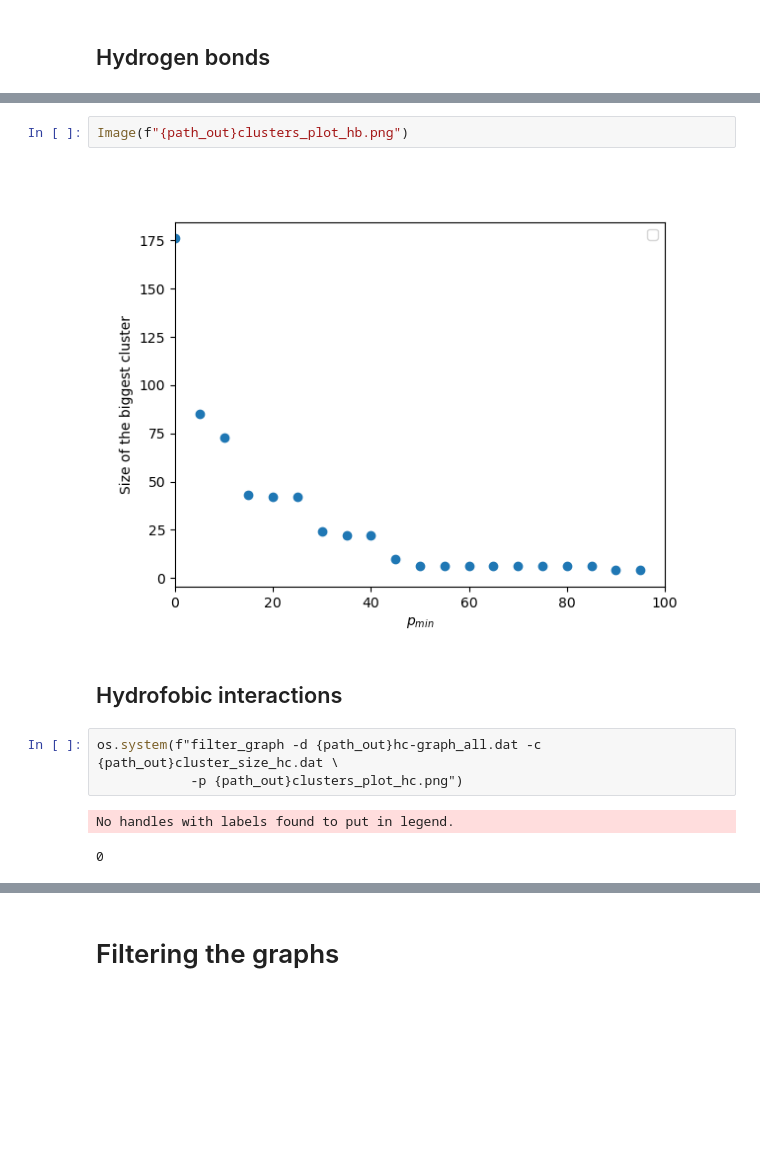
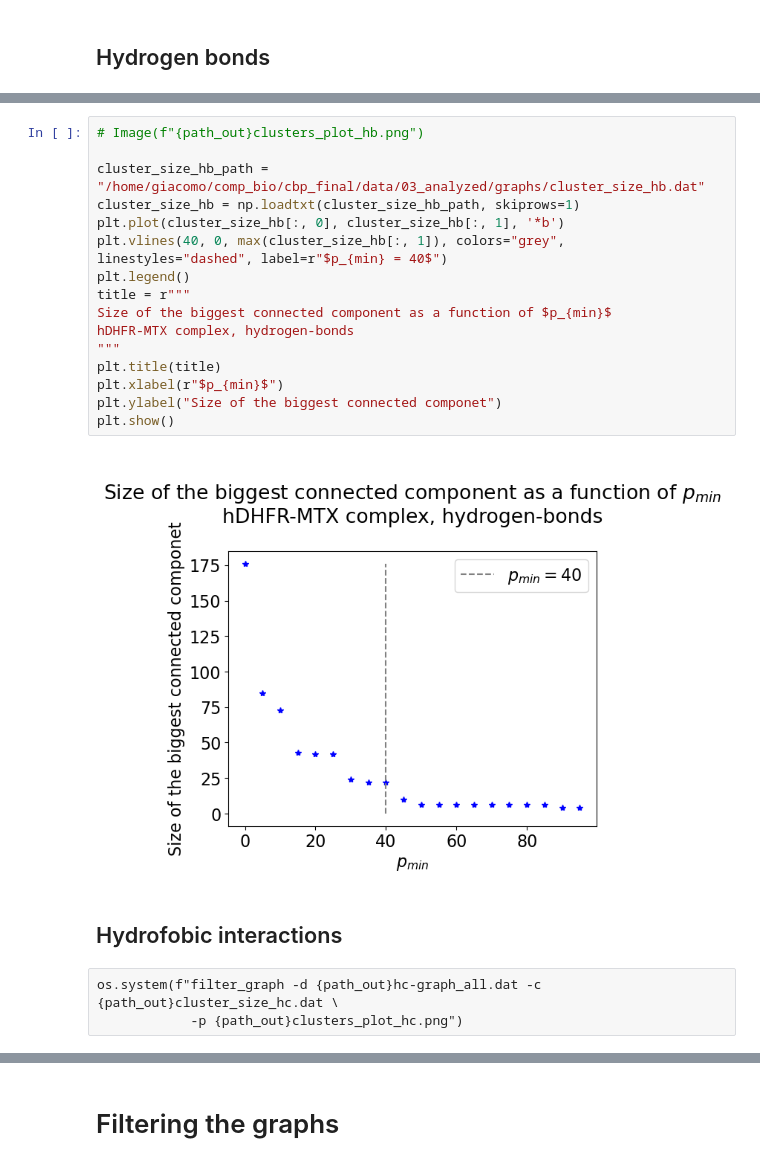
Before and after one commit to gac-uni/cbp_final2, a Jupyter notebook: notebooks/LoneProtein/pyinteraph.ipynb, the cells around one changed output, grey strips where cells are left out. Saved outputs shown, nothing was run; the diff lists cells and outputs as text; blank space fills up the shorter version.

```diff
--- a/notebooks/LoneProtein/pyinteraph.ipynb
+++ b/notebooks/LoneProtein/pyinteraph.ipynb
@@ -217,13 +77,24 @@ No handles with labels found to put in legend.
 # %%
-Image(f"{path_out}clusters_plot_hb.png")
+# Image(f"{path_out}clusters_plot_hb.png")
+
+cluster_size_hb_path = "/home/giacomo/comp_bio/cbp_final/data/03_analyzed/graphs/cluster_size_hb.dat"
+cluster_size_hb = np.loadtxt(cluster_size_hb_path, skiprows=1)
+plt.plot(cluster_size_hb[:, 0], cluster_size_hb[:, 1], '*b')
+plt.vlines(40, 0, max(cluster_size_hb[:, 1]), colors="grey", linestyles="dashed", label=r"$p_{min} = 40$")
+plt.legend()
+title = r"""
+Size of the biggest connected component as a function of $p_{min}$
+hDHFR-MTX complex, hydrogen-bonds
+"""
+plt.title(title)
+plt.xlabel(r"$p_{min}$")
+plt.ylabel("Size of the biggest connected componet")
+plt.show()
 # %% [output]
-[figure, old version]
+[figure, new version]
 # %% [markdown]
 ## Hydrofobic interactions
-# %%
-os.system(f"filter_graph -d {path_out}hc-graph_all.dat -c {path_out}cluster_size_hc.dat \
-            -p {path_out}clusters_plot_hc.png")
-# %% [output]
-No handles with labels found to put in legend.
-0
+# %% [raw]
+os.system(f"filter_graph -d {path_out}hc-graph_all.dat -c {path_out}cluster_size_hc.dat \
+            -p {path_out}clusters_plot_hc.png")
 # %%
```
Also changed, not shown: parts of 32 cells of this notebook, 58 other files.
